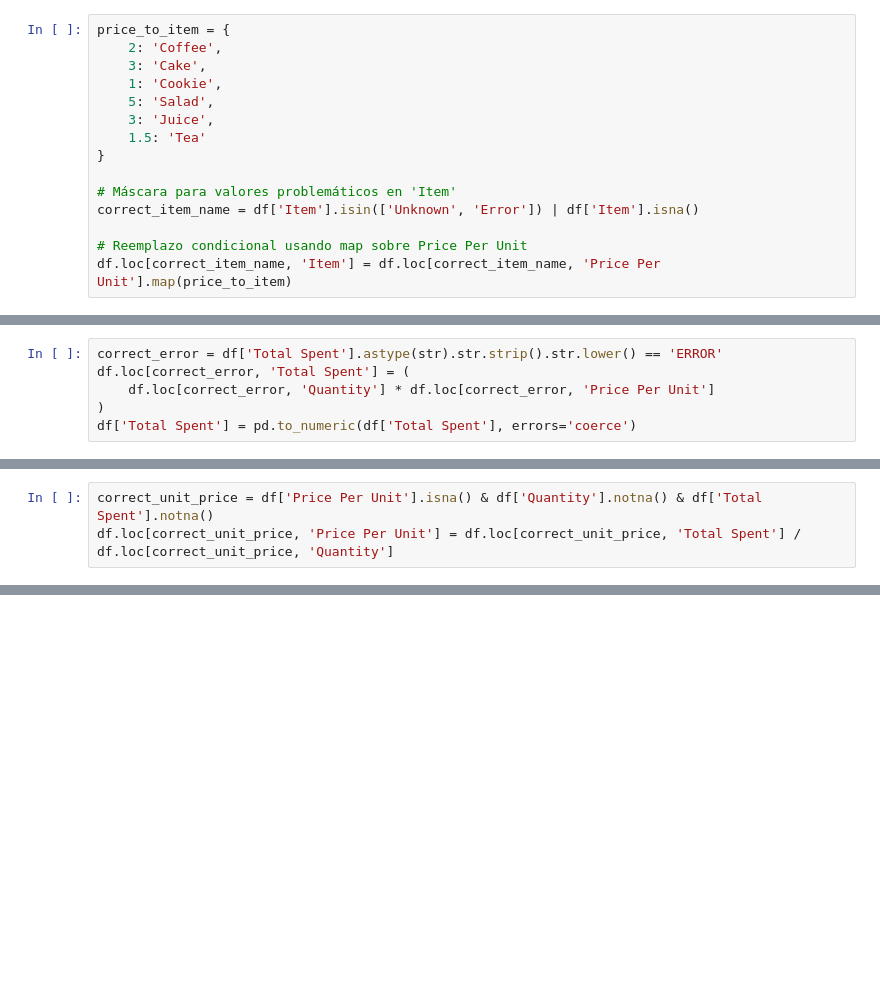
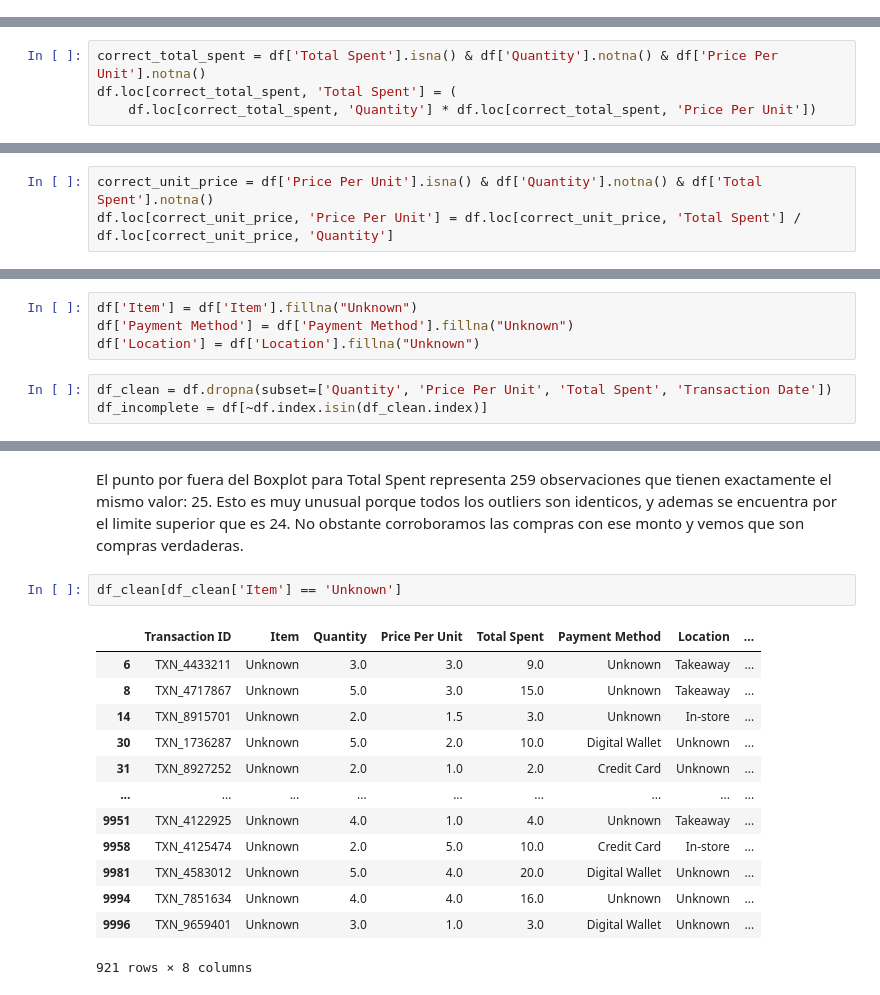
Before and after one commit to florgalarza/cafe_sales, a Jupyter notebook: cafe_sales_project.ipynb, the cells around one changed output, grey strips where cells are left out. Cells and saved outputs as stored; diff of their text form; blank space fills up the shorter version.

```diff
--- a/cafe_sales_project.ipynb
+++ b/cafe_sales_project.ipynb
@@ -261,15 +222,0 @@ Item: NaN - Valores no nulos en "Price Per Unit": 0, nulos: 0
-# %%
-price_to_item = {
-    2: 'Coffee',
-    3: 'Cake',
-    1: 'Cookie',
-    5: 'Salad',
-    3: 'Juice',
-    1.5: 'Tea'
-}
-
-# Máscara para valores problemáticos en 'Item'
-correct_item_name = df['Item'].isin(['Unknown', 'Error']) | df['Item'].isna()
-
-# Reemplazo condicional usando map sobre Price Per Unit
-df.loc[correct_item_name, 'Item'] = df.loc[correct_item_name, 'Price Per Unit'].map(price_to_item)
@@ -314,8 +254,6 @@ df['Total Spent'].unique()
 array([ 4. , 12. ,  nan, 10. , 20. ,  9. , 16. , 15. , 25. ,  8. ,  5. ,
         3. ,  6. ,  2. ,  1. ,  7.5,  4.5,  1.5])
 # %%
-correct_error = df['Total Spent'].astype(str).str.strip().str.lower() == 'ERROR'
-df.loc[correct_error, 'Total Spent'] = (
-    df.loc[correct_error, 'Quantity'] * df.loc[correct_error, 'Price Per Unit']
-)
-df['Total Spent'] = pd.to_numeric(df['Total Spent'], errors='coerce')
+correct_total_spent = df['Total Spent'].isna() & df['Quantity'].notna() & df['Price Per Unit'].notna()
+df.loc[correct_total_spent, 'Total Spent'] = (
+    df.loc[correct_total_spent, 'Quantity'] * df.loc[correct_total_spent, 'Price Per Unit'])
@@ -340,0 +372,7 @@ dtype: int64
+# %%
+df['Item'] = df['Item'].fillna("Unknown")
+df['Payment Method'] = df['Payment Method'].fillna("Unknown")
+df['Location'] = df['Location'].fillna("Unknown")
+# %%
+df_clean = df.dropna(subset=['Quantity', 'Price Per Unit', 'Total Spent', 'Transaction Date'])
+df_incomplete = df[~df.index.isin(df_clean.index)]
@@ -340,0 +469,18 @@ dtype: int64
+# %% [markdown]
+El punto por fuera del Boxplot para Total Spent representa 259 observaciones que tienen exactamente el mismo valor: 25. Esto es muy unusual porque todos los outliers son identicos, y ademas se encuentra por el limite superior que es 24. No obstante corroboramos las compras con ese monto y vemos que son compras verdaderas.
+# %%
+df_clean[df_clean['Item'] == 'Unknown']
+# %% [output]
+|  | Transaction ID | Item | Quantity | Price Per Unit | Total Spent | Payment Method | Location | ... |
+| 6 | TXN_4433211 | Unknown | 3.0 | 3.0 | 9.0 | Unknown | Takeaway | ... |
+| 8 | TXN_4717867 | Unknown | 5.0 | 3.0 | 15.0 | Unknown | Takeaway | ... |
+| 14 | TXN_8915701 | Unknown | 2.0 | 1.5 | 3.0 | Unknown | In-store | ... |
+| 30 | TXN_1736287 | Unknown | 5.0 | 2.0 | 10.0 | Digital Wallet | Unknown | ... |
+| 31 | TXN_8927252 | Unknown | 2.0 | 1.0 | 2.0 | Credit Card | Unknown | ... |
+| ... | ... | ... | ... | ... | ... | ... | ... | ... |
+| 9951 | TXN_4122925 | Unknown | 4.0 | 1.0 | 4.0 | Unknown | Takeaway | ... |
+| 9958 | TXN_4125474 | Unknown | 2.0 | 5.0 | 10.0 | Credit Card | In-store | ... |
+| 9981 | TXN_4583012 | Unknown | 5.0 | 4.0 | 20.0 | Digital Wallet | Unknown | ... |
+| 9994 | TXN_7851634 | Unknown | 4.0 | 4.0 | 16.0 | Unknown | Unknown | ... |
+| 9996 | TXN_9659401 | Unknown | 3.0 | 1.0 | 3.0 | Digital Wallet | Unknown | ... |
+921 rows × 8 columns
```
Also changed, not shown: parts of 40 cells of this notebook.
